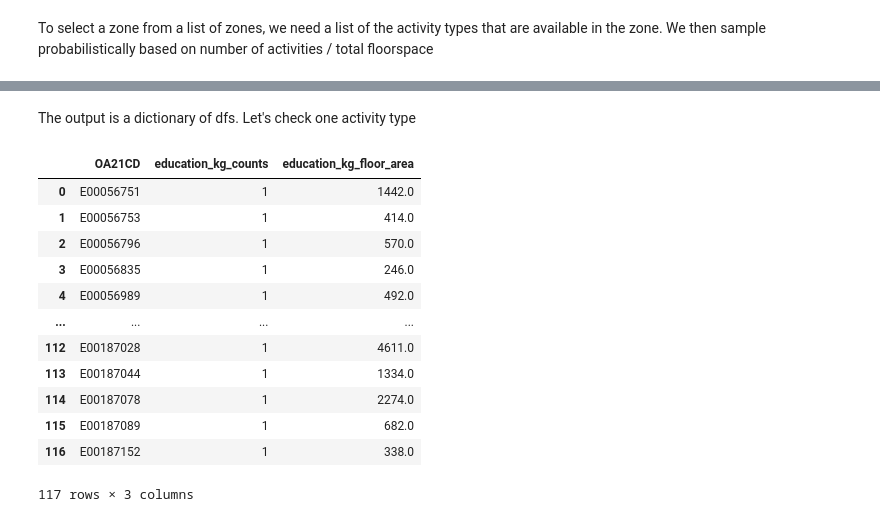
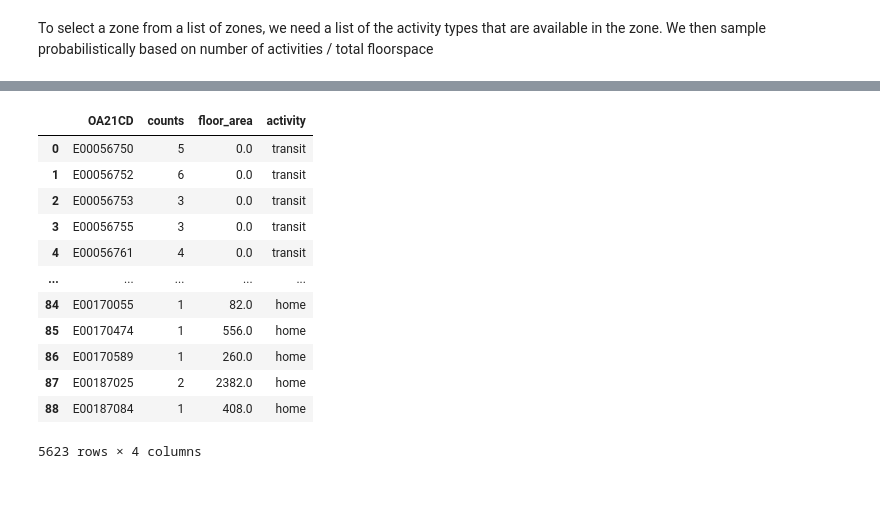
Before and after one commit to Urban-Analytics-Technology-Platform/acbm, a Jupyter notebook: notebooks/3_locations_primary.ipynb, the cells around one changed output, grey strips where cells are left out. Cells and saved outputs as stored; diff of their text form; code cells hidden in the pictures; blank space fills up the shorter version.

```diff
--- a/notebooks/3_locations_primary.ipynb
+++ b/notebooks/3_locations_primary.ipynb
@@ -380,24 +415,23 @@ To select a zone from a list of zones, we need a list of the activity types that
 # %%
 activities_per_zone = get_activities_per_zone(
     zones = boundaries,
     zone_id_col = "OA21CD",
-    activity_pts = osm_data
+    activity_pts = osm_data,
+    return_df = True
     )
+
+activities_per_zone
+# %% [output]
+|  | OA21CD | counts | floor_area | activity |
+| 0 | E00056750 | 5 | 0.0 | transit |
+| 1 | E00056752 | 6 | 0.0 | transit |
+| 2 | E00056753 | 3 | 0.0 | transit |
+| 3 | E00056755 | 3 | 0.0 | transit |
+| 4 | E00056761 | 4 | 0.0 | transit |
+| ... | ... | ... | ... | ... |
+| 84 | E00170055 | 1 | 82.0 | home |
+| 85 | E00170474 | 1 | 556.0 | home |
+| 86 | E00170589 | 1 | 260.0 | home |
+| 87 | E00187025 | 2 | 2382.0 | home |
+| 88 | E00187084 | 1 | 408.0 | home |
+5623 rows × 4 columns
-# %% [markdown]
-The output is a dictionary of dfs. Let's check one activity type
-# %%
-activities_per_zone["education_kg"]
-# %% [output]
-|  | OA21CD | education_kg_counts | education_kg_floor_area |
-| 0 | E00056751 | 1 | 1442.0 |
-| 1 | E00056753 | 1 | 414.0 |
-| 2 | E00056796 | 1 | 570.0 |
-| 3 | E00056835 | 1 | 246.0 |
-| 4 | E00056989 | 1 | 492.0 |
-| ... | ... | ... | ... |
-| 112 | E00187028 | 1 | 4611.0 |
-| 113 | E00187044 | 1 | 1334.0 |
-| 114 | E00187078 | 1 | 2274.0 |
-| 115 | E00187089 | 1 | 682.0 |
-| 116 | E00187152 | 1 | 338.0 |
-117 rows × 3 columns
```
Also changed, not shown: parts of 51 cells of this notebook.
